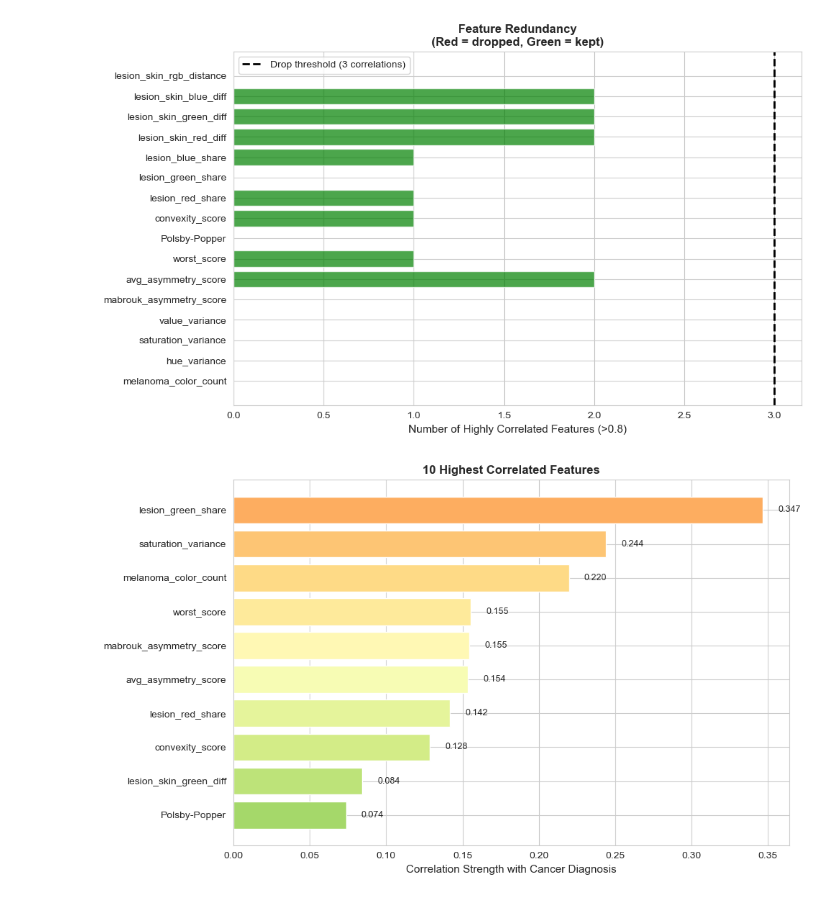
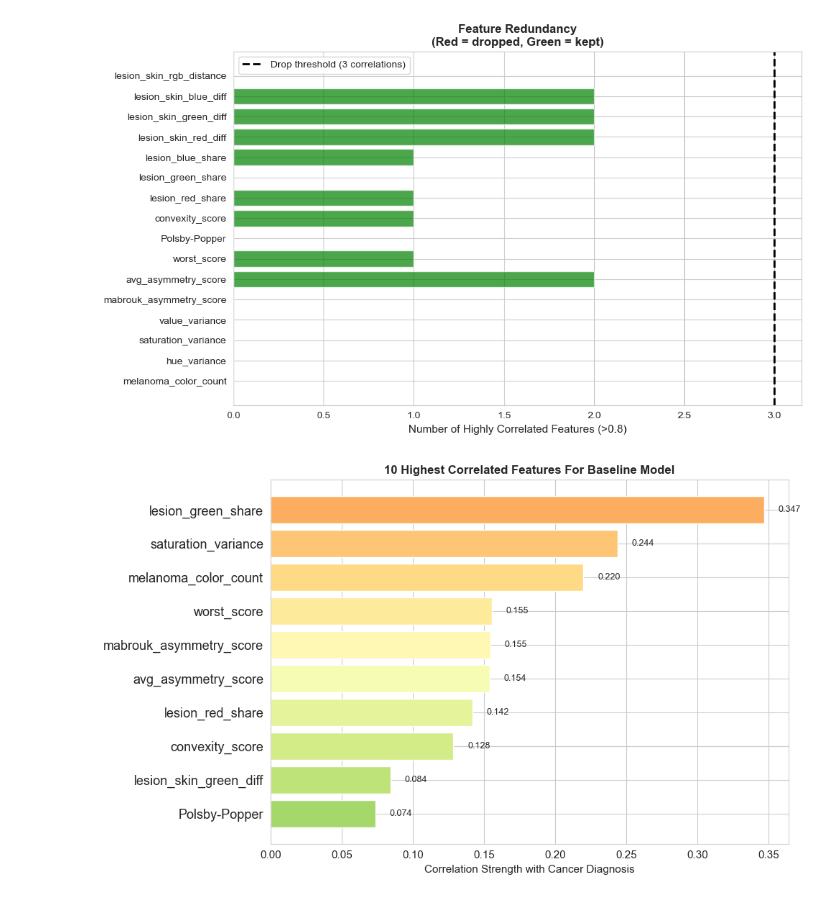
Before and after one commit to FrejaITU/2026_PDS_Whales_Also_Have_Skin_Lesions, a Jupyter notebook: src/Old Model Evaluation/Pearson_correlation.ipynb, the cells around one changed output. Drawn from its saved outputs; the diff is of its cells as text; code cells hidden in the pictures.

Commit message:
Changed figures for overleaf doc

```diff
--- a/src/Old Model Evaluation/Pearson_correlation.ipynb
+++ b/src/Old Model Evaluation/Pearson_correlation.ipynb
@@ -151,30 +151,32 @@ plt.show()
 # %%
 # Calculate correlation with target
 df_rank = X_train[top10].copy()
 df_rank[label_col] = y
 corr_with_label = df_rank.corr().abs()[label_col].drop(label_col).fillna(0)
 top10_features = corr_with_label.sort_values(ascending=False).head(10)
 
 # Plot
 fig, ax = plt.subplots(figsize=(10, 6))
 colors_gradient = plt.cm.RdYlGn(np.linspace(0.3, 0.7, len(top10_features)))
 bars = ax.barh(range(len(top10_features)), top10_features.values, color=colors_gradient)
 
 ax.set_yticks(range(len(top10_features)))
 ax.set_yticklabels(top10_features.index)
+ax.tick_params(axis='y', labelsize=13)
+ax.tick_params(axis='x', labelsize=11)
 ax.set_xlabel("Correlation Strength with Cancer Diagnosis", fontsize=11)
-ax.set_title("10 Highest Correlated Features",
+ax.set_title("10 Highest Correlated Features For Baseline Model",
              fontsize=12, fontweight="bold")
 ax.invert_yaxis()
 
 # Add value labels on bars
 for i, (feat, val) in enumerate(top10_features.items()):
     ax.text(val + 0.01, i, f"{val:.3f}", va="center", fontsize=9)
 
 plt.tight_layout()
 plt.show()
 # %% [output]
-[figure, old version]
+[figure, new version]
 # %%
 top10_features.index
 # %% [output]
```
Also changed, not shown: parts of 1 cell of this notebook, 1 other file.
